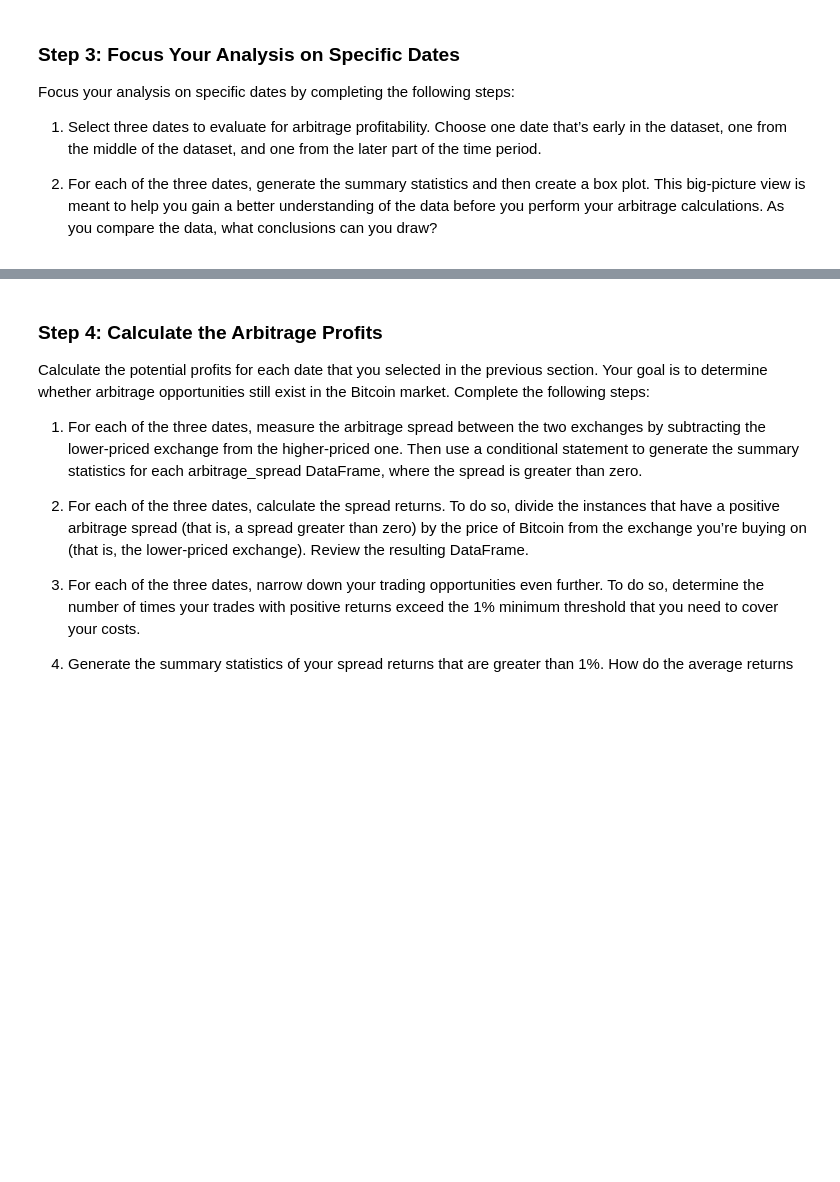
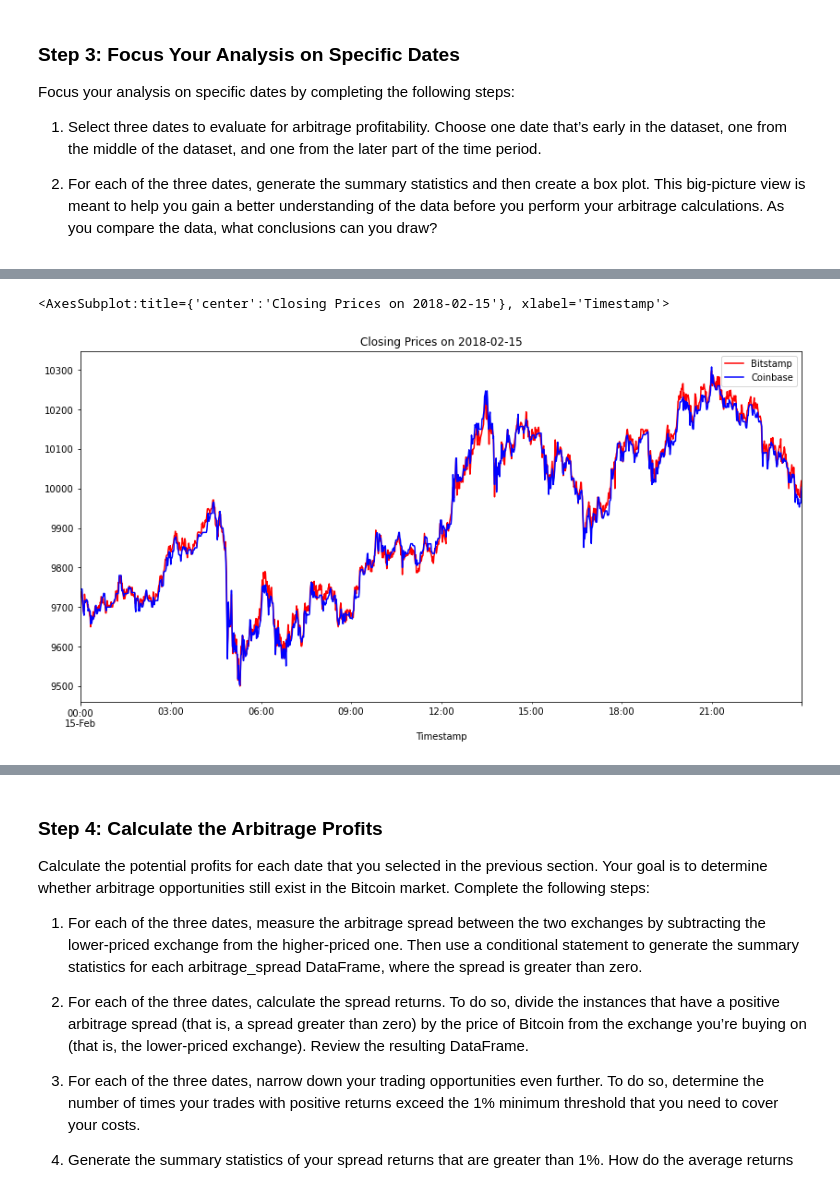
Before and after one commit to rdillens/03_Arbitrage_Opportunities, a Jupyter notebook: crypto_arbitrage.ipynb, the cells around one changed output, grey strips where cells are left out. Cells and saved outputs as stored; diff of their text form; code cells hidden in the pictures; blank space fills up the shorter version.

```diff
--- a/crypto_arbitrage.ipynb
+++ b/crypto_arbitrage.ipynb
@@ -301,0 +340,14 @@ Focus your analysis on specific dates by completing the following steps:
+# %%
+# Create an overlay plot that visualizes the two dataframes over a period of one day from the middle of the dataset.
+start_date = "2018-02-15"
+end_date = "2018-02-15"
+title = f"Closing Prices on {start_date}"
+
+bitstamp_middle_date = bitstamp_sliced.loc[start_date:end_date]
+bitstamp_middle_date.plot(figsize=(14,7), title=title, color="red", legend=True, label="Bitstamp")
+
+coinbase_middle_date = coinbase_sliced.loc[start_date:end_date]
+coinbase_middle_date.plot(figsize=(14,7), color="blue", legend=True, label="Coinbase")
+# %% [output]
+<AxesSubplot:title={'center':'Closing Prices on 2018-02-15'}, xlabel='Timestamp'>
+[figure, added]
```
Also changed, not shown: parts of 14 cells of this notebook.
